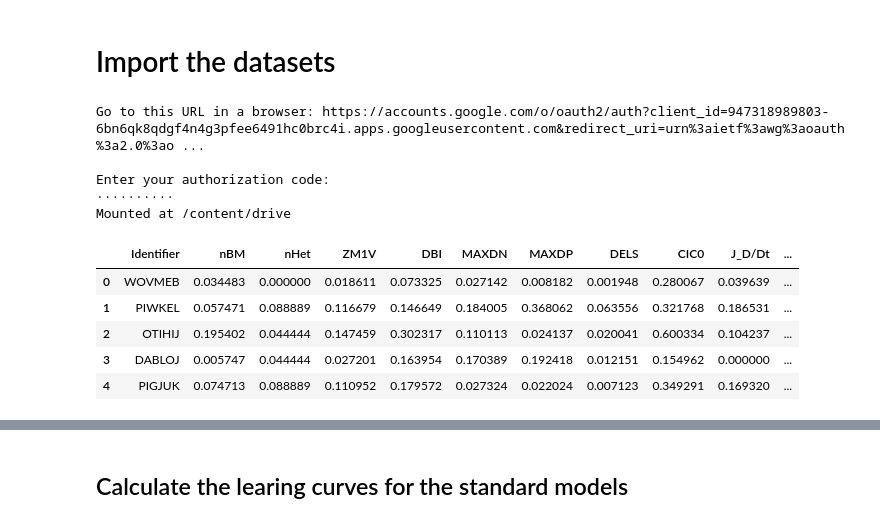
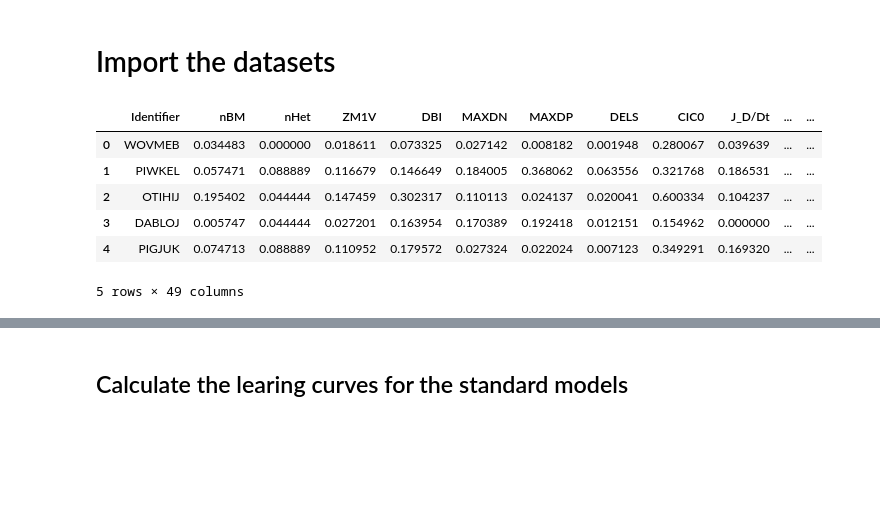
Before and after one commit to lrcfmd/cocrystal_design, a Jupyter notebook: notebooks/4_Models_evaluation_and_comparison.ipynb, the cells around one changed output, grey strips where cells are left out. Cells and saved outputs as stored; diff of their text form; code cells hidden in the pictures; blank space fills up the shorter version.

```diff
--- a/notebooks/4_Models_evaluation_and_comparison.ipynb
+++ b/notebooks/4_Models_evaluation_and_comparison.ipynb
@@ -14,26 +14,17 @@ from matplotlib import rcParams
 import matplotlib.pyplot as plt
 import warnings
 warnings.simplefilter("ignore", UserWarning)
-# %%
-from google.colab import drive
-drive.mount('/content/drive')
-# %% [output]
-Go to this URL in a browser: https://accounts.google.com/o/oauth2/auth?client_id=947318989803-6bn6qk8qdgf4n4g3pfee6491hc0brc4i.apps.googleusercontent.com&redirect_uri=urn%3aietf%3awg%3aoauth%3a2.0%3ao ...
-
-Enter your authorization code:
-··········
-Mounted at /content/drive
 # %%
 # Import the labeled dataset after the feature engineering for evaluating the standard one class algorithms
 
-df= pd.read_pickle('/content/drive/My Drive/cocrystal_design-master/data_test/df_reduced.pkl')
-#pd.read_csv('/content/drive/My Drive/cocrystal_design-master/data_test/df_reduced.csv')
+df= pd.read_pickle('../data/df_reduced.pkl')
 df=df.fillna(0)
 df.head()
 # %% [output]
-|  | Identifier | nBM | nHet | ZM1V | DBI | MAXDN | MAXDP | DELS | CIC0 | J_D/Dt | ... |
-| 0 | WOVMEB | 0.034483 | 0.000000 | 0.018611 | 0.073325 | 0.027142 | 0.008182 | 0.001948 | 0.280067 | 0.039639 | ... |
-| 1 | PIWKEL | 0.057471 | 0.088889 | 0.116679 | 0.146649 | 0.184005 | 0.368062 | 0.063556 | 0.321768 | 0.186531 | ... |
-| 2 | OTIHIJ | 0.195402 | 0.044444 | 0.147459 | 0.302317 | 0.110113 | 0.024137 | 0.020041 | 0.600334 | 0.104237 | ... |
-| 3 | DABLOJ | 0.005747 | 0.044444 | 0.027201 | 0.163954 | 0.170389 | 0.192418 | 0.012151 | 0.154962 | 0.000000 | ... |
-| 4 | PIGJUK | 0.074713 | 0.088889 | 0.110952 | 0.179572 | 0.027324 | 0.022024 | 0.007123 | 0.349291 | 0.169320 | ... |
+|  | Identifier | nBM | nHet | ZM1V | DBI | MAXDN | MAXDP | DELS | CIC0 | J_D/Dt | ... | ... |
+| 0 | WOVMEB | 0.034483 | 0.000000 | 0.018611 | 0.073325 | 0.027142 | 0.008182 | 0.001948 | 0.280067 | 0.039639 | ... | ... |
+| 1 | PIWKEL | 0.057471 | 0.088889 | 0.116679 | 0.146649 | 0.184005 | 0.368062 | 0.063556 | 0.321768 | 0.186531 | ... | ... |
+| 2 | OTIHIJ | 0.195402 | 0.044444 | 0.147459 | 0.302317 | 0.110113 | 0.024137 | 0.020041 | 0.600334 | 0.104237 | ... | ... |
+| 3 | DABLOJ | 0.005747 | 0.044444 | 0.027201 | 0.163954 | 0.170389 | 0.192418 | 0.012151 | 0.154962 | 0.000000 | ... | ... |
+| 4 | PIGJUK | 0.074713 | 0.088889 | 0.110952 | 0.179572 | 0.027324 | 0.022024 | 0.007123 | 0.349291 | 0.169320 | ... | ... |
+5 rows × 49 columns
```
Also changed, not shown: parts of 15 cells of this notebook, 4 other files.
